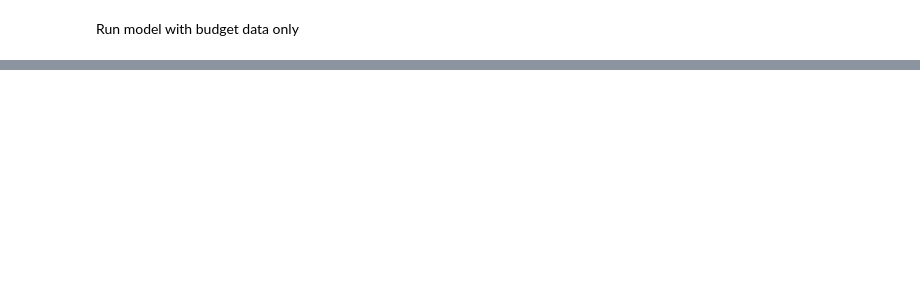
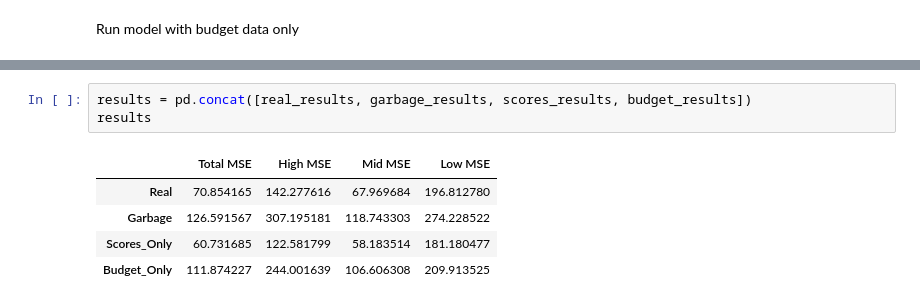
Before and after one commit to JamesVLinton/Texas_Education_Data_Analysis, a Jupyter notebook: notebooks/Predict_Outcomes.ipynb, the cells around one changed output, grey strips where cells are left out. Drawn from its saved outputs; the diff is of its cells as text; blank space fills up the shorter version.

```diff
--- a/notebooks/Predict_Outcomes.ipynb
+++ b/notebooks/Predict_Outcomes.ipynb
@@ -367,0 +686,9 @@ results
+# %%
+results = pd.concat([real_results, garbage_results, scores_results, budget_results])
+results
+# %% [output]
+|  | Total MSE | High MSE | Mid MSE | Low MSE |
+| Real | 70.854165 | 142.277616 | 67.969684 | 196.812780 |
+| Garbage | 126.591567 | 307.195181 | 118.743303 | 274.228522 |
+| Scores_Only | 60.731685 | 122.581799 | 58.183514 | 181.180477 |
+| Budget_Only | 111.874227 | 244.001639 | 106.606308 | 209.913525 |
```
Also changed, not shown: parts of 18 cells of this notebook, 6 other files.
